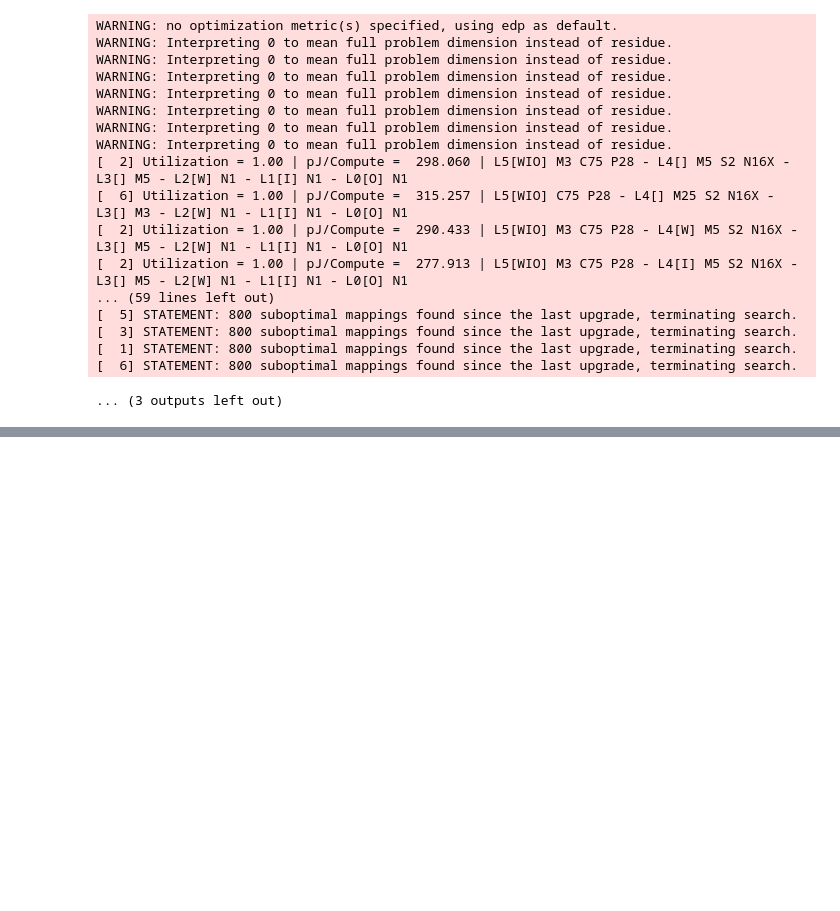
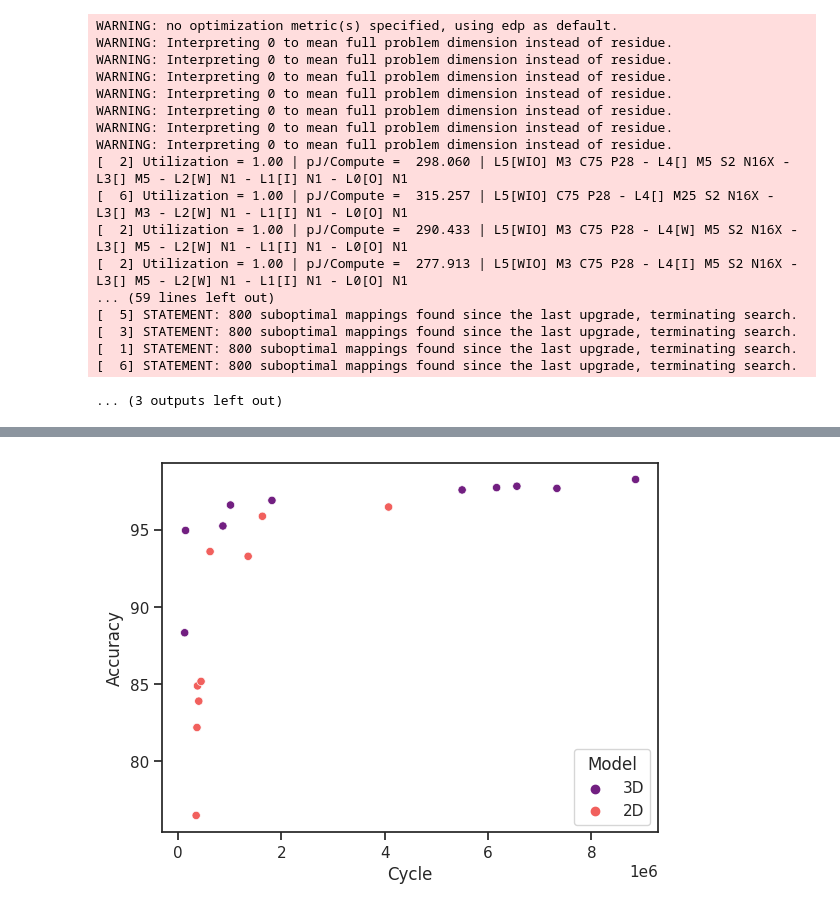
Before and after one commit to kondylisjg/6.5930-Final-Project, a Jupyter notebook: workspace/lab3/nn_arch.ipynb, the cells around one changed output, grey strips where cells are left out. Saved outputs shown, nothing was run; the diff lists cells and outputs as text; code cells hidden in the pictures; blank space fills up the shorter version.

```diff
--- a/workspace/lab3/nn_arch.ipynb
+++ b/workspace/lab3/nn_arch.ipynb
@@ -494,0 +669,21 @@ WARNING: Interpreting 0 to mean full problem dimension instead of residue.
+# %%
+import seaborn as sns
+import matplotlib.pyplot as plt
+
+plt.figsize=(15, 10)
+
+# Add a new column to each DataFrame to identify their source
+three_df['Model'] = '3D'
+two_df['Model'] = '2D'
+
+# Concatenate the DataFrames
+combined_df = pd.concat([three_df, two_df], ignore_index=True)
+
+sns.set_style("ticks")
+scatterplot = sns.scatterplot(data=combined_df, x='Cycle', y='Accuracy', hue='Model', palette='magma')
+scatterplot.set_xlabel('Cycle')
+scatterplot.set_ylabel('Accuracy')
+
+plt.show()
+# %% [output]
+[figure, added]
```
Also changed, not shown: parts of 7 cells of this notebook.
